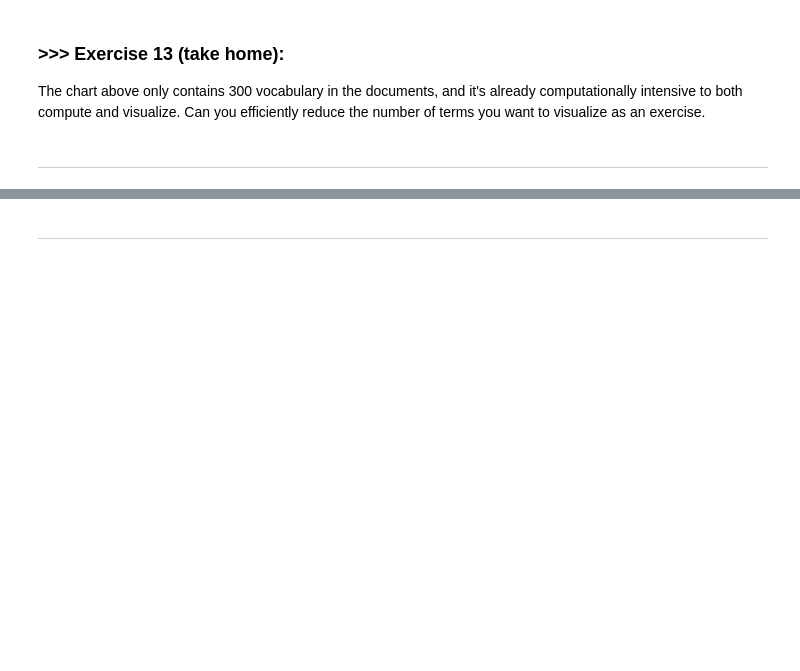
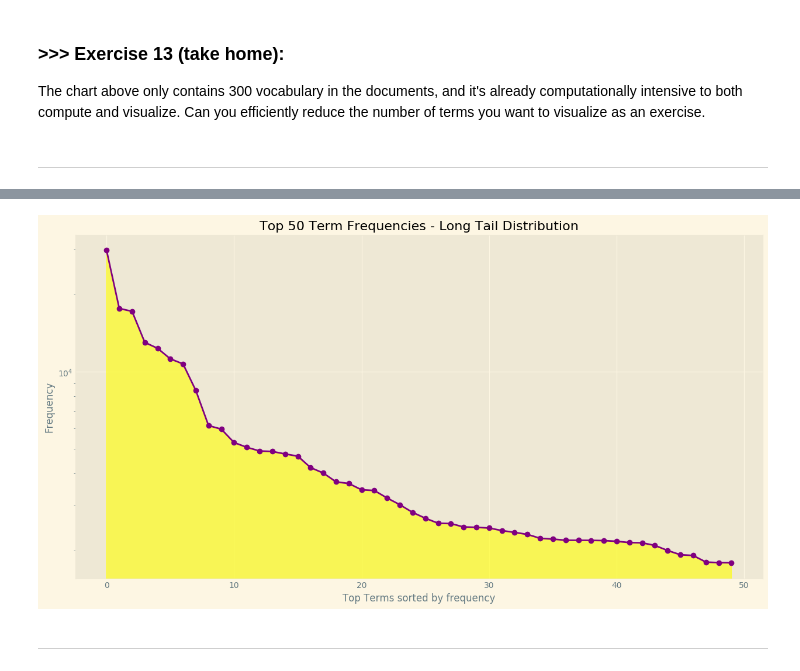
Before and after one commit to Annisme/DM2024-Lab1-Master, a Jupyter notebook: DM2024-Lab1-Master.ipynb, the cells around one changed output, grey strips where cells are left out. Cells and saved outputs as stored; diff of their text form; code cells hidden in the pictures; blank space fills up the shorter version.

```diff
--- a/DM2024-Lab1-Master.ipynb
+++ b/DM2024-Lab1-Master.ipynb
@@ -1422,3 +1478,28 @@ Additionally, you can attempt to sort the terms on the `x-axis` by frequency ins
+# %%
+import numpy as np
+import pandas as pd
+import matplotlib.pyplot as plt
+
+# 設定要顯示的高頻詞語數量
+num_terms_to_show = 50
+
+# 將詞頻數據轉為 DataFrame 並按頻率從高到低排序
+data = pd.DataFrame({
+    'Term': count_vect.get_feature_names_out(),
+    'Frequency': term_frequencies
+}).nlargest(num_terms_to_show, 'Frequency')  # 取前 50 個高頻詞
+
+# 繪製長尾分佈圖
+plt.figure(figsize=(12, 6))
+plt.plot(np.arange(len(data)), data['Frequency'], color='purple', marker='o')
+plt.fill_between(np.arange(len(data)), data['Frequency'], color="yellow", alpha=0.6)
+plt.title(f"Top {num_terms_to_show} Term Frequencies - Long Tail Distribution")
+plt.xlabel("Top Terms sorted by frequency")
+plt.ylabel("Frequency")
+plt.yscale("log")  # 使用對數尺度來更好地顯示頻率分佈
+plt.show()
+# %% [output]
+[figure, added]
 # %% [markdown]
 ---
 # %% [markdown]
```
Also changed, not shown: parts of 7 cells of this notebook.
